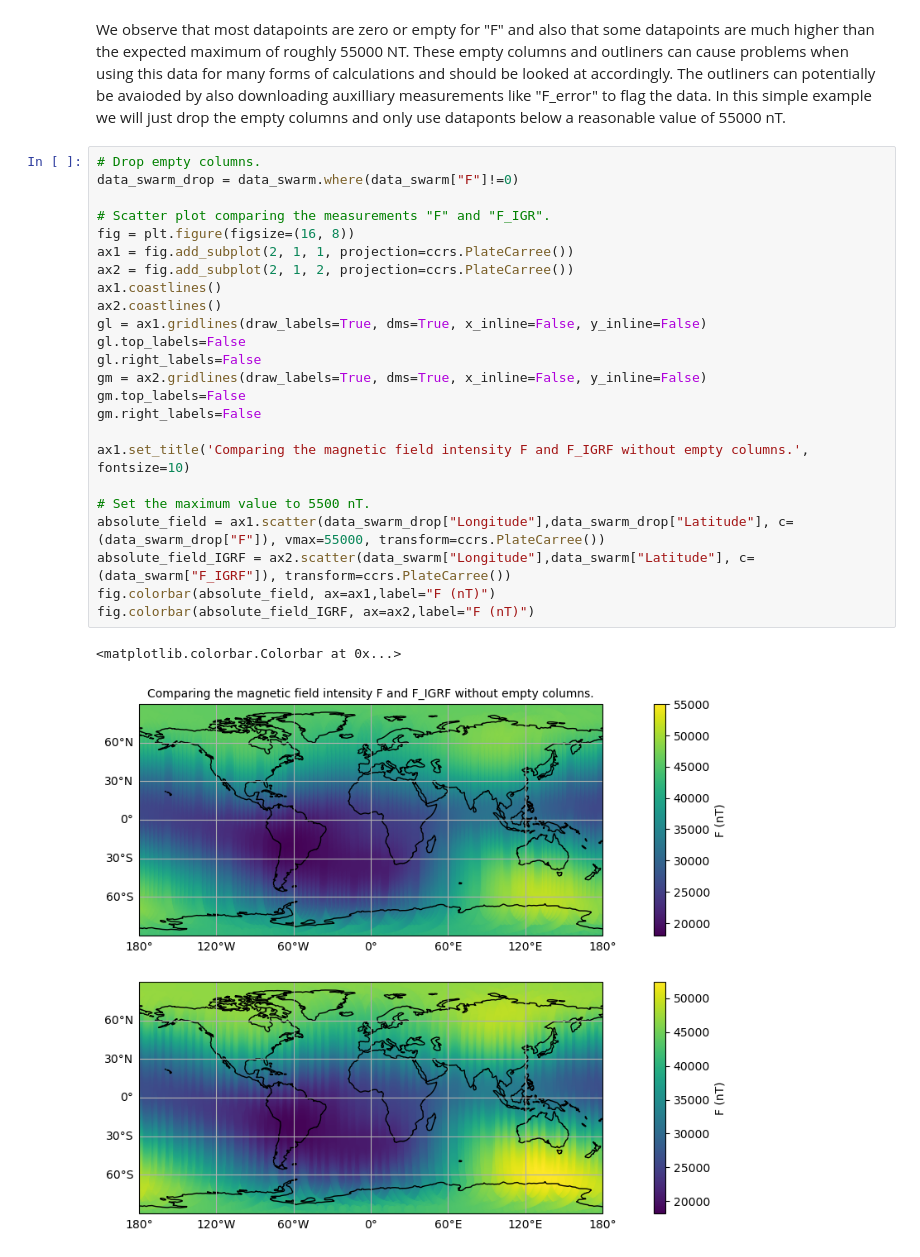
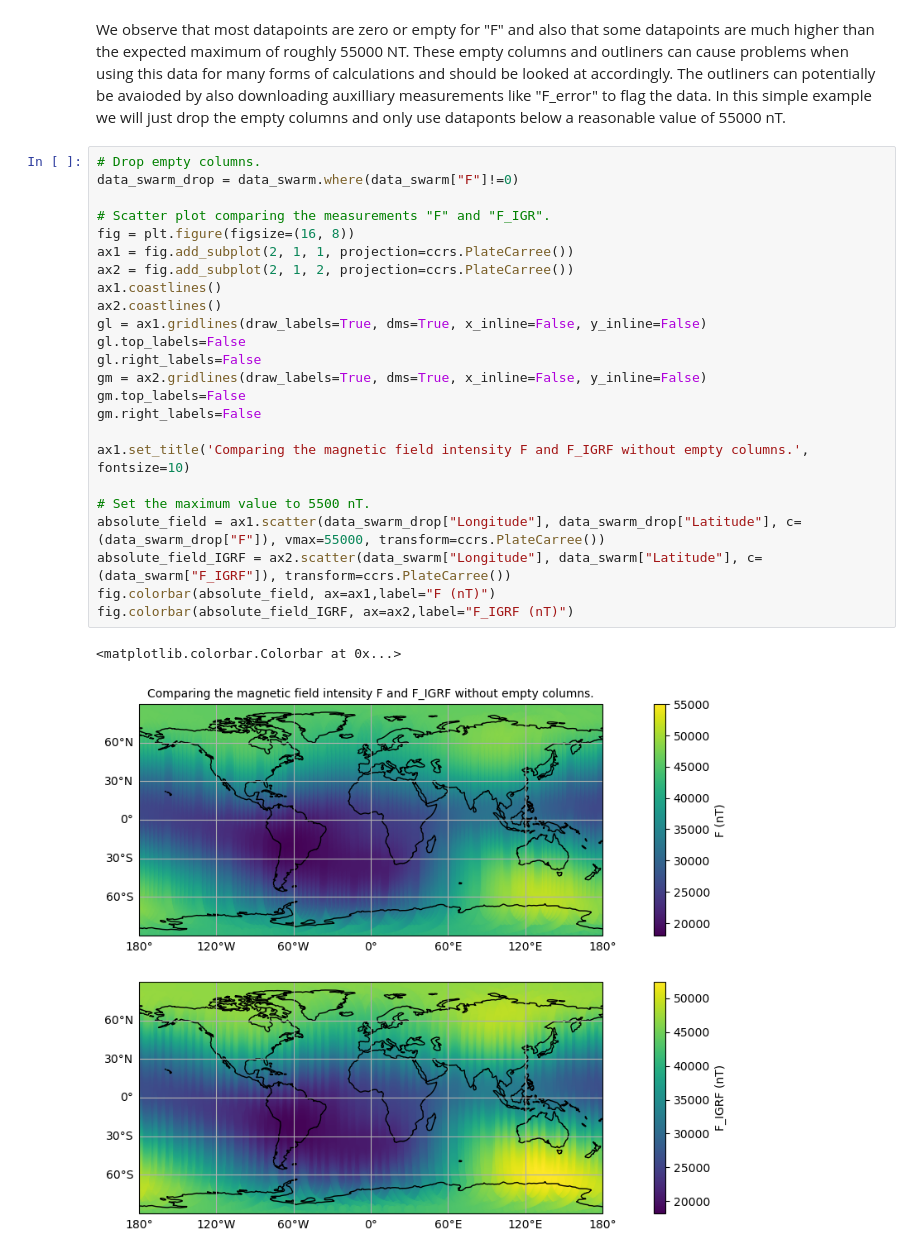
Before and after one commit to maschu09/earth-system-data-processing, a Jupyter notebook: data_access/load_swarm.ipynb, the cells around one changed output. Cells and saved outputs as stored; diff of their text form.

```diff
--- a/data_access/load_swarm.ipynb
+++ b/data_access/load_swarm.ipynb
@@ -195,28 +198,28 @@ The outliners can potentially be avaioded by also downloading auxilliary measure
 # %%
 # Drop empty columns.
 data_swarm_drop = data_swarm.where(data_swarm["F"]!=0)
 
 # Scatter plot comparing the measurements "F" and "F_IGR".
 fig = plt.figure(figsize=(16, 8))
 ax1 = fig.add_subplot(2, 1, 1, projection=ccrs.PlateCarree())
 ax2 = fig.add_subplot(2, 1, 2, projection=ccrs.PlateCarree())
 ax1.coastlines()
 ax2.coastlines()
 gl = ax1.gridlines(draw_labels=True, dms=True, x_inline=False, y_inline=False)
 gl.top_labels=False
 gl.right_labels=False
 gm = ax2.gridlines(draw_labels=True, dms=True, x_inline=False, y_inline=False)
 gm.top_labels=False
 gm.right_labels=False
 
 ax1.set_title('Comparing the magnetic field intensity F and F_IGRF without empty columns.', fontsize=10)
 
 # Set the maximum value to 5500 nT.
-absolute_field = ax1.scatter(data_swarm_drop["Longitude"],data_swarm_drop["Latitude"], c=(data_swarm_drop["F"]), vmax=55000, transform=ccrs.PlateCarree())
-absolute_field_IGRF = ax2.scatter(data_swarm["Longitude"],data_swarm["Latitude"], c=(data_swarm["F_IGRF"]), transform=ccrs.PlateCarree())
+absolute_field = ax1.scatter(data_swarm_drop["Longitude"], data_swarm_drop["Latitude"], c=(data_swarm_drop["F"]), vmax=55000, transform=ccrs.PlateCarree())
+absolute_field_IGRF = ax2.scatter(data_swarm["Longitude"], data_swarm["Latitude"], c=(data_swarm["F_IGRF"]), transform=ccrs.PlateCarree())
 fig.colorbar(absolute_field, ax=ax1,label="F (nT)")
-fig.colorbar(absolute_field_IGRF, ax=ax2,label="F (nT)")
+fig.colorbar(absolute_field_IGRF, ax=ax2,label="F_IGRF (nT)")
 # %% [output]
 <matplotlib.colorbar.Colorbar at 0x...>
-[figure, old version]
+[figure, new version]
 # %% [markdown]
```
Also changed, not shown: parts of 10 cells of this notebook, 1 other file.
